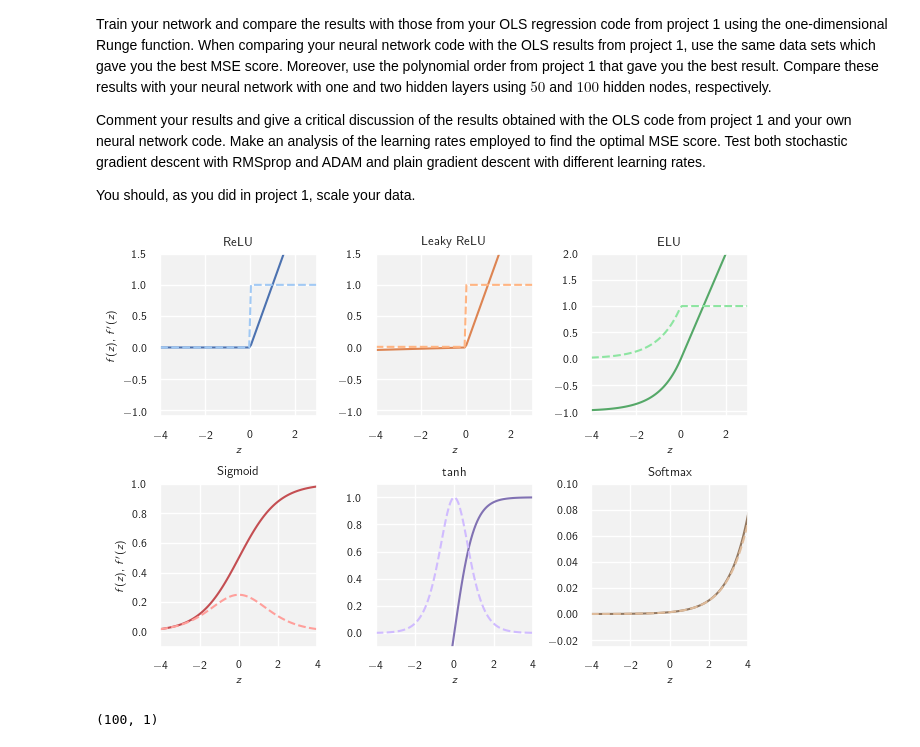
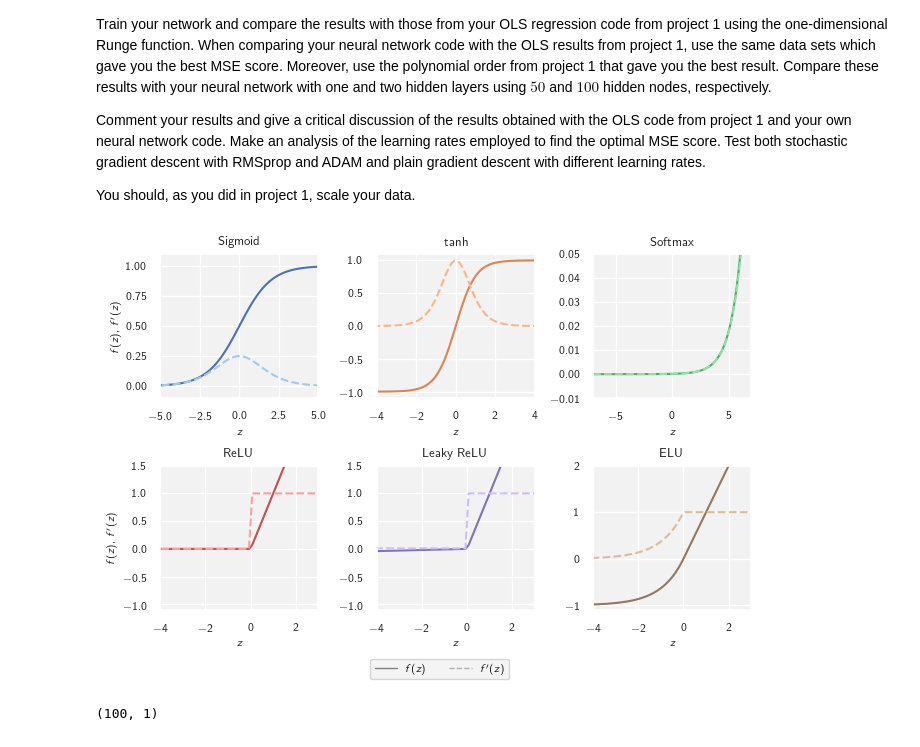
Before and after one commit to p-perrone/UiO_MachineLearning, a Jupyter notebook: ml_project2/notebooks/project2.ipynb, the cells around one changed output. Drawn from its saved outputs; the diff is of its cells as text; code cells hidden in the pictures.

```diff
--- a/ml_project2/notebooks/project2.ipynb
+++ b/ml_project2/notebooks/project2.ipynb
@@ -324,62 +327,75 @@ def auto_derivative(func):
 # %%
 activation_functions_dic = {
-    'ReLU'       : (ReLU, ReLU_der),
-    'leaky_ReLU' : (leaky_ReLU, leaky_ReLU_der),
-    'ELU'        : (ELU, ELU_der),
     'sigmoid'    : (sigmoid, sigmoid_der),
     'tanh'       : (tanh, tanh_der),
     'softmax'    : (softmax, softmax_der),
+    'relu'       : (ReLU, ReLU_der),
+    'leaky_relu' : (leaky_ReLU, leaky_ReLU_der),
+    'elu'        : (ELU, ELU_der),
     }
 
 cost_functions_dic = {
-    'MSE'           : (mse, mse_der),
+    'mse'           : (mse, mse_der),
     'cross_entropy' : (cross_entropy, cross_entropy_der)
     }
 # %%
 fig, axes = plt.subplots(2, 3, figsize=(tw, 12/2.54))
-z = np.linspace(-4, 4, 100)
+z = np.linspace(-7, 7, 100)
 axes = axes.flatten()
 xlims=[
+    (-5, 5),
+    (-4, 4),
+    (-7, 7),
     (-4, 3),
     (-4, 3),
-    (-4, 3),
-    (-4, 4),
-    (-4, 4),
-    (-4, 4)
+    (-4, 3)
 ]
 ylims = [
+    (-0.1, 1.1),
+    (-1.1, 1.1),
+    (-0.01, 0.05),
     (-1.1, 1.5),
     (-1.1, 1.5),
     (-1.1, 2),
-    (-0.1, 1),
-    (-0.1, 1.1),
-    (-0.025, 0.1),
 ]
 
-labels = ['ReLU', 'Leaky ReLU', 'ELU', 'Sigmoid', r'$\tanh$', 'Softmax']
+labels = ['Sigmoid', r'$\tanh$', 'Softmax', 'ReLU', 'Leaky ReLU', 'ELU']
 
 cbar_activ = sns.color_palette(n_colors=6)
 cbar_der = sns.color_palette('pastel', n_colors=6)
 
 for i, key in enumerate(activation_functions_dic):
     activation_func, activation_der = activation_functions_dic[key]
     axes[i].plot(z, activation_func(z),
-                 color=cbar_activ[i],)
+                 color=cbar_activ[i],
+                 label=r"$f(z)$" if i==4 else None)
     axes[i].plot(z, activation_der(z),
                  color=cbar_der[i],
+                 label=r"$f'(z)$" if i==4 else None,
                  linestyle='--')
     axes[i].set_xlim(xlims[i])
     axes[i].set_ylim(ylims[i])
     axes[i].set_title(f"{labels[i]}")
     axes[i].set_xlabel(r"$z$")
 
 axes[3].set_ylabel(r"$f(z),\,f'(z)$")
 axes[0].set_ylabel(r"$f(z),\,f'(z)$")
+
+import matplotlib.lines as mlines
+legend_elements = [
+    mlines.Line2D([], [], color='gray', linestyle='-', label=r'$f(z)$', linewidth=1),
+    mlines.Line2D([], [], color='gray', linestyle='--', alpha=0.6, label=r"$f'(z)$", linewidth=1)
+]
+
+# Place unified legend centered below plot number 5 (index 4)
+axes[4].legend(handles=legend_elements, bbox_to_anchor=(0.4, -0.3),
+               loc='upper center', ncol=2, fontsize=8)
+
 plt.tight_layout()
 saveplot("activation_functions")
 plt.show()
 # %% [output]
-[figure, old version]
+[figure, new version]
 # %%
 def set_activations(
         functions_dic  : dict,
```
Also changed, not shown: parts of 17 cells of this notebook, 13 other files.
